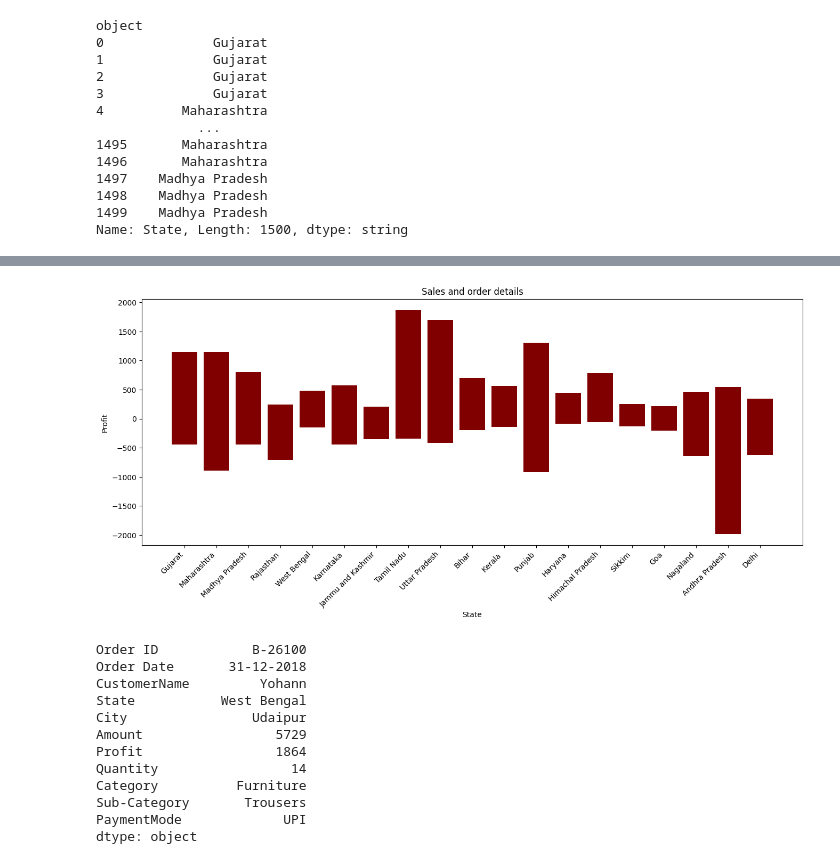
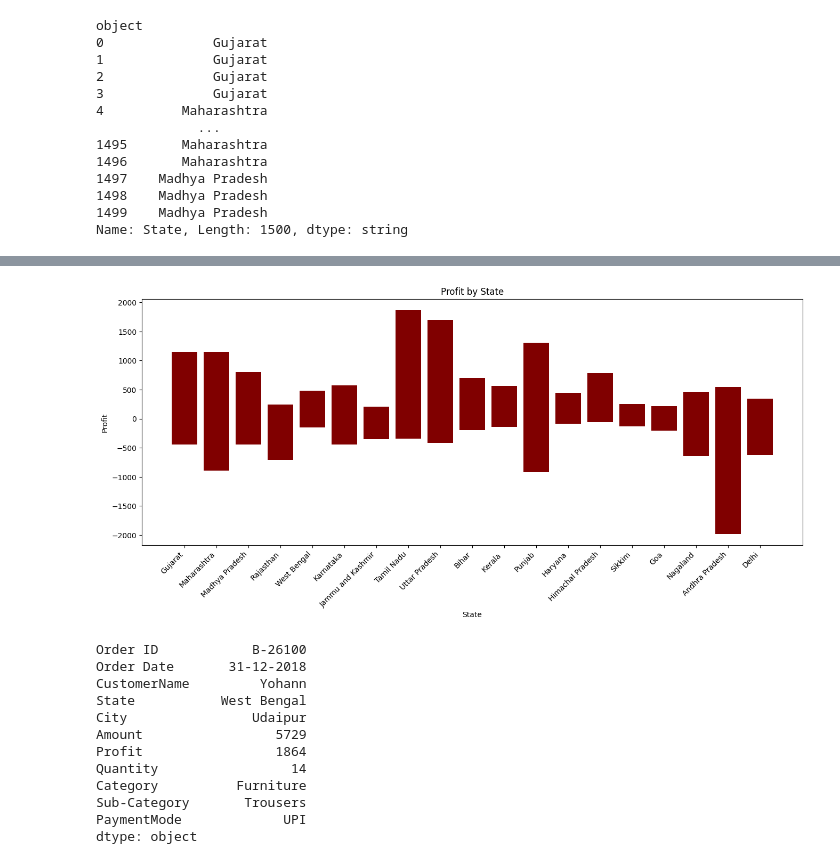
Before and after one commit to GTGowtham/sales_analysis, a Jupyter notebook: orders_details.ipynb, the cells around one changed output, grey strips where cells are left out. Drawn from its saved outputs; the diff is of its cells as text; code cells hidden in the pictures.

```diff
--- a/orders_details.ipynb
+++ b/orders_details.ipynb
@@ -151,13 +151,13 @@ Name: Order Date, dtype: object
 # %%
 plt.figure(figsize=(16, 6))
 plt.bar(merged_df['State'],merged_df['Profit'], color='maroon')
-plt.title("Sales and order details")
+plt.title("Profit by State")
 plt.xlabel('State')
 plt.ylabel('Profit')
 plt.xticks(rotation=45, ha='right')
 plt.show()
 # %% [output]
-[figure, old version]
+[figure, new version]
 # %%
 merged_df.max()
 # %% [output]
```
